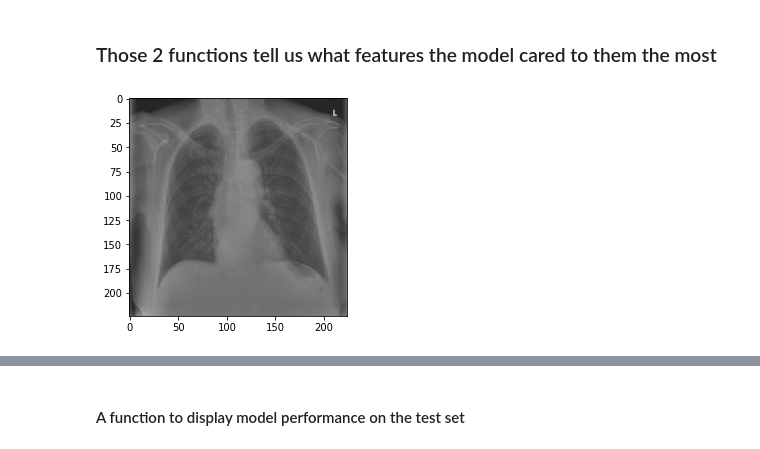
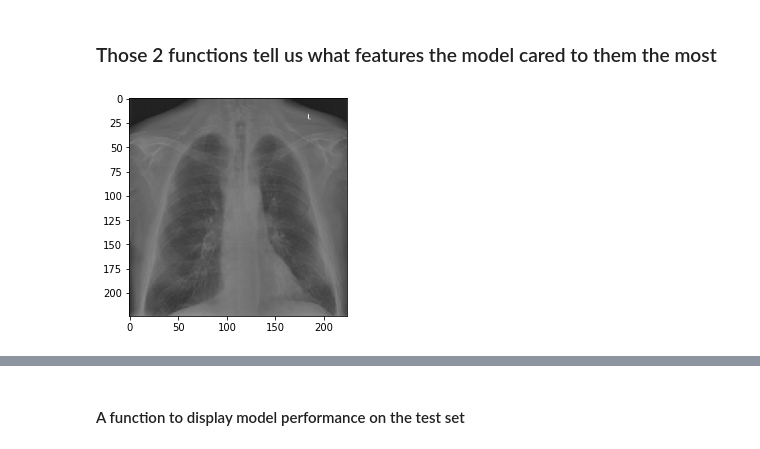
Before and after one commit to mohiiieldin/Covid-Classifier-from-Chest-X-Ray, a Jupyter notebook: Covid_19_Classifier_from_Chest_X_Ray.ipynb, the cells around one changed output, grey strips where cells are left out. Drawn from its saved outputs; the diff is of its cells as text; code cells hidden in the pictures.

```diff
--- a/Covid_19_Classifier_from_Chest_X_Ray.ipynb
+++ b/Covid_19_Classifier_from_Chest_X_Ray.ipynb
@@ -326,10 +315,10 @@ classifier_layer_names = [
 ]
 # %%
 # test image
-file_path =  '/content/drive/MyDrive/COVID-19 Radiography Database/test/covid/COVID (1006).png'
+file_path =  '/content/drive/MyDrive/COVID-19 Radiography Database/test/covid/COVID (1008).png'
 test_image = cv2.imread(file_path)
 test_image = cv2.resize(test_image, (224,224),interpolation=cv2.INTER_NEAREST)
 plt.imshow(test_image)
 test_image = np.expand_dims(test_image,axis=0)
 # %% [output]
-[figure, old version]
+[figure, new version]
```
Also changed, not shown: parts of 11 cells of this notebook.
